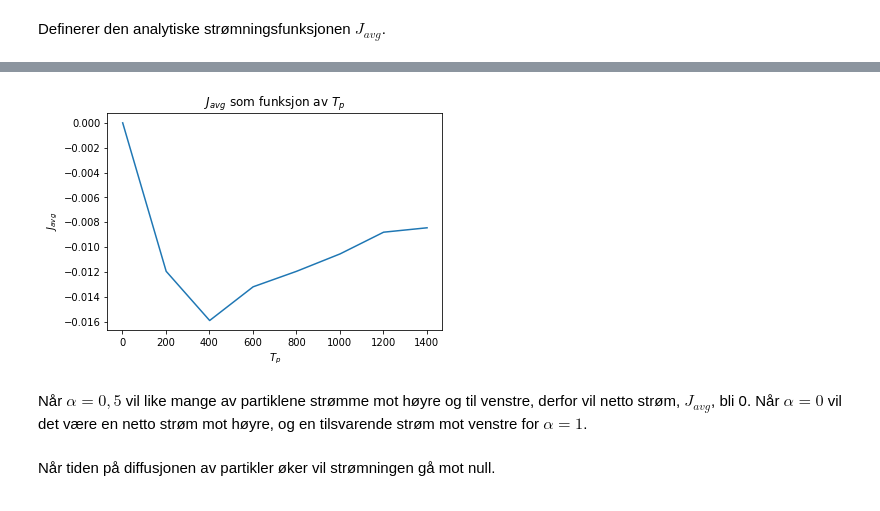
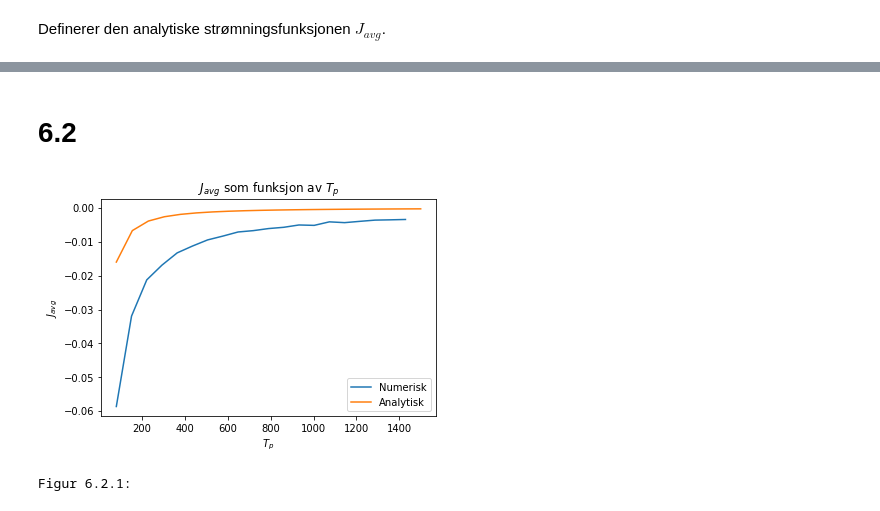
Before and after one commit to vivekapriyas/RandomWalk, a Jupyter notebook: Prosjekt1.ipynb, the cells around one changed output, grey strips where cells are left out. Saved outputs shown, nothing was run; the diff lists cells and outputs as text; code cells hidden in the pictures.

Commit message:
Skrev på oppgave 6

```diff
--- a/Prosjekt1.ipynb
+++ b/Prosjekt1.ipynb
@@ -434,17 +480,24 @@ def J_avg(alfa, N_x, T_p):
+# %% [markdown]
+# 6.2
 # %%
-#Oppgave 5.2
-
 x_verdier =[]
 y_verdier=[]
-for t_p in range(1,500,10):
+T_p2 = np.linspace(80,1500,20)
+
+for t_p in range(80,1500,71):
     x_verdier.append(t_p)
-    y_verdier.append(motorProteins(startfordeling2(N_p = 3600, N_x = 90),T_p = t_p, alpha = 0.8, beta = 1, k = 1000, antall_sykluser = 1, N_x = 90) [0])
+    y_verdier.append(motorProteins(startfordeling2(N_p = 40*90,N_x = 10),T_p = t_p, alpha = 0.8, beta= 1, k=1000, antall_sykluser = 1,N_x = 10) [0])
 
-plt.plot(x_verdier, y_verdier)
-
+plt.figure()
+plt.plot(x_verdier, y_verdier, label='Numerisk')
+plt.plot(T_p2, J_avg(0.8,10,T_p2), label='Analytisk')
 plt.xlabel(r'$T_{p}$')
 plt.ylabel(r'$J_{avg}$')
 plt.title(r"$J_{avg}$ som funksjon av $T_{p}$")
+plt.legend()
 plt.show()
+
+print("Figur 6.2.1")
 # %% [output]
-[figure, old version]
+[figure, new version]
+Figur 6.2.1:
@@ -502,4 +503,0 @@ plt.show()
-# %% [markdown]
-Når $\alpha=0,5$ vil like mange av partiklene strømme mot høyre og til venstre, derfor vil netto strøm, $J_{avg}$, bli 0. Når $\alpha=0$ vil det være en netto strøm mot høyre, og en tilsvarende strøm mot venstre for $\alpha=1$.
-# %% [markdown]
-Når tiden på diffusjonen av partikler øker vil strømningen gå mot null.
```
Also changed, not shown: parts of 13 cells of this notebook.
